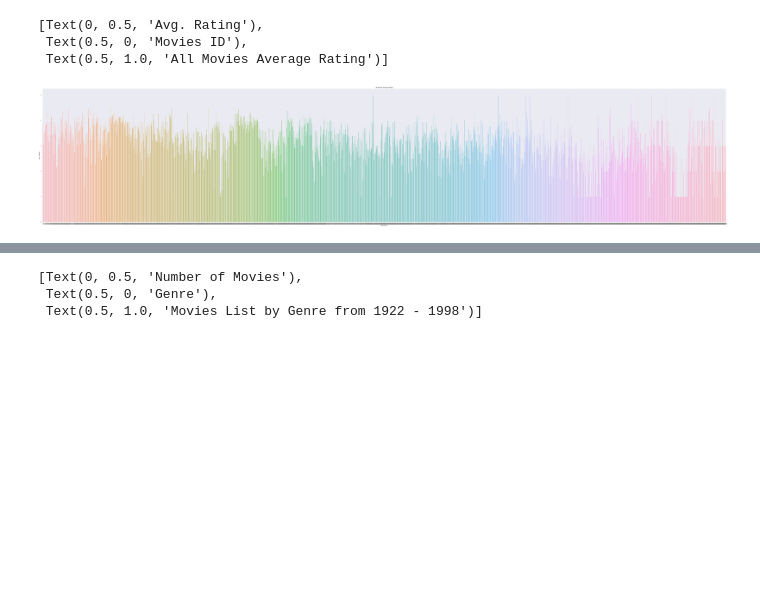
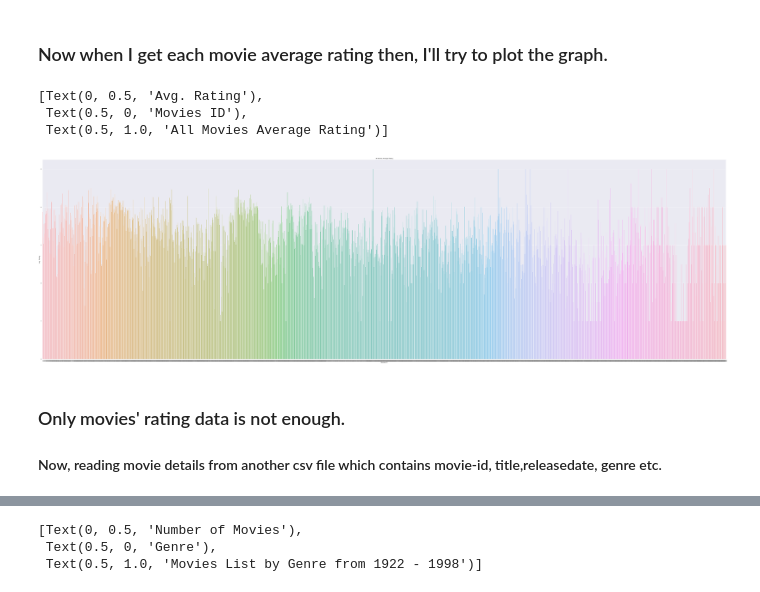
Before and after one commit to koyelpramanick/clustering, a Jupyter notebook: cluster.ipynb, the cells around one changed output, grey strips where cells are left out. Saved outputs shown, nothing was run; the diff lists cells and outputs as text; code cells hidden in the pictures; blank space fills up the shorter version.

```diff
--- a/cluster.ipynb
+++ b/cluster.ipynb
@@ -42,13 +91,19 @@ avgRatingsMovies.head()
+# %% [markdown]
+### Now when I get each movie average rating then, I'll try to plot the graph.
 # %%
 #plotting graph of each movie rating
-sns.set(rc={'figure.figsize':(100,20)})
+sns.set(rc={'figure.figsize':(100,30)})
 ax = sns.barplot(x=avgRatingsMovies.index, y=avgRatingsMovies.rating)
 ax.set(xlabel='Movies ID', ylabel='Avg. Rating', title='All Movies Average Rating')
 # %% [output]
 [Text(0, 0.5, 'Avg. Rating'),
  Text(0.5, 0, 'Movies ID'),
  Text(0.5, 1.0, 'All Movies Average Rating')]
-[figure, old version]
+[figure, new version]
+# %% [markdown]
+### Only movies' rating data is not enough.
+
+#### Now, reading movie details from another csv file which contains movie-id, title,releasedate, genre etc.
 # %%
 #reading movies data file
 movies =[]
```
Also changed, not shown: parts of 30 cells of this notebook.
